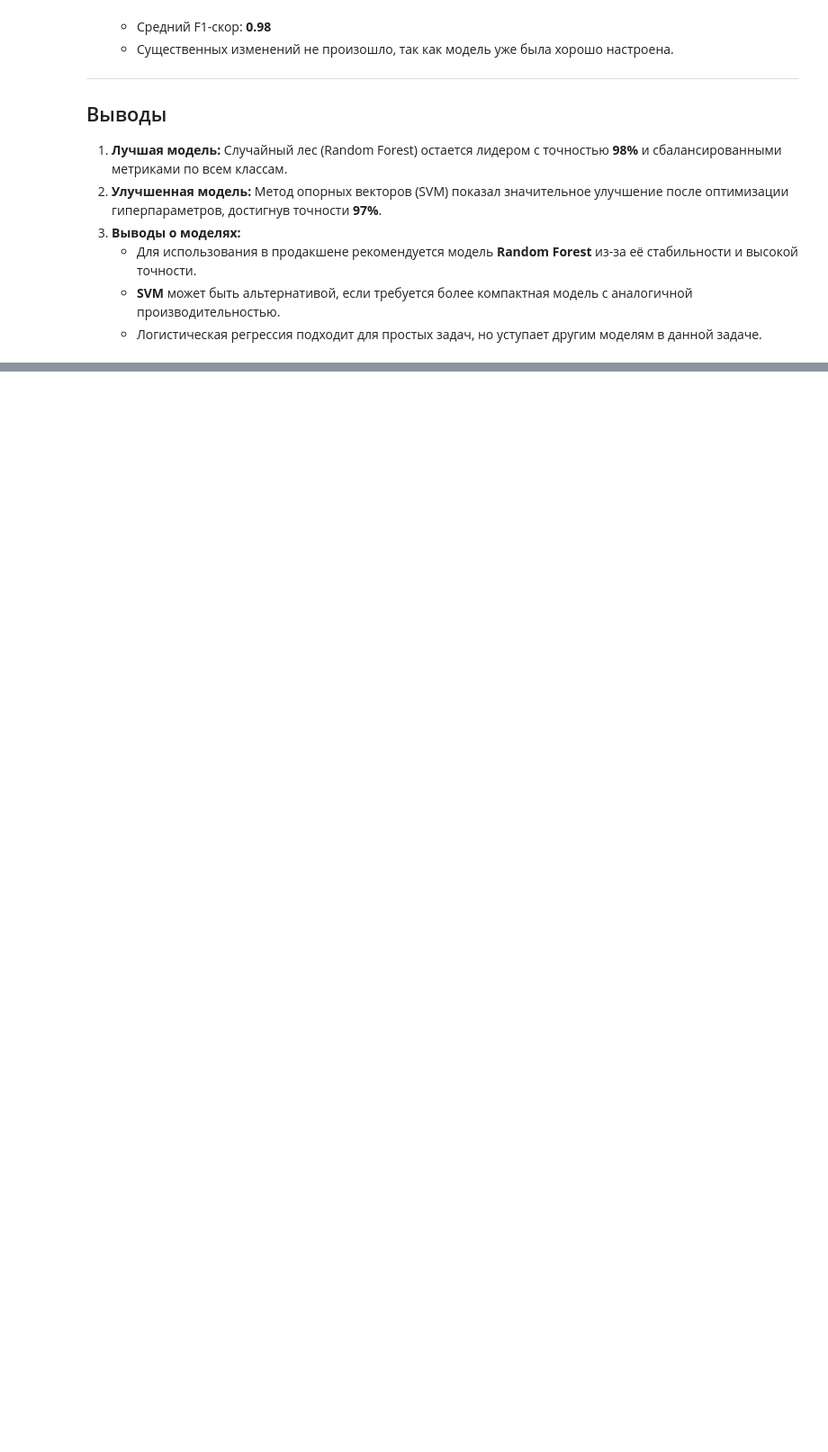
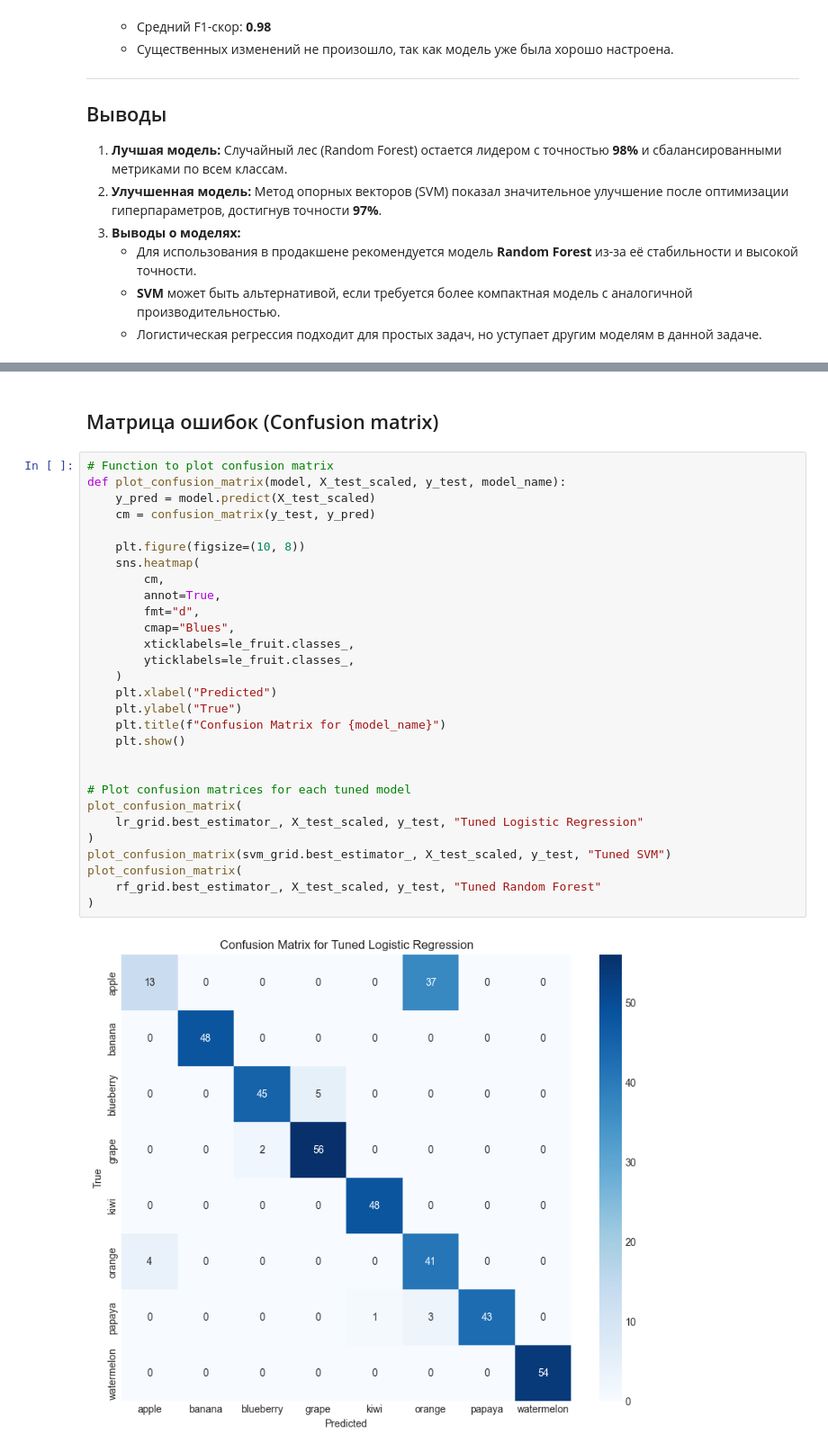
Before and after one commit to AlzgamerCS/fruit-classification, a Jupyter notebook: fruit-classification.ipynb, the cells around one changed output, grey strips where cells are left out. Shown at 90% size. Cells and saved outputs as stored; diff of their text form; blank space fills up the shorter version.

```diff
--- a/fruit-classification.ipynb
+++ b/fruit-classification.ipynb
@@ -389,0 +466,33 @@ weighted avg       0.98      0.98      0.98       400
+# %% [markdown]
+## Матрица ошибок (Confusion matrix)
+# %%
+# Function to plot confusion matrix
+def plot_confusion_matrix(model, X_test_scaled, y_test, model_name):
+    y_pred = model.predict(X_test_scaled)
+    cm = confusion_matrix(y_test, y_pred)
+
+    plt.figure(figsize=(10, 8))
+    sns.heatmap(
+        cm,
+        annot=True,
+        fmt="d",
+        cmap="Blues",
+        xticklabels=le_fruit.classes_,
+        yticklabels=le_fruit.classes_,
+    )
+    plt.xlabel("Predicted")
+    plt.ylabel("True")
+    plt.title(f"Confusion Matrix for {model_name}")
+    plt.show()
+
+
+# Plot confusion matrices for each tuned model
+plot_confusion_matrix(
+    lr_grid.best_estimator_, X_test_scaled, y_test, "Tuned Logistic Regression"
+)
+plot_confusion_matrix(svm_grid.best_estimator_, X_test_scaled, y_test, "Tuned SVM")
+plot_confusion_matrix(
+    rf_grid.best_estimator_, X_test_scaled, y_test, "Tuned Random Forest"
+)
+# %% [output]
+[figure, added]
```
Also changed, not shown: parts of 9 cells of this notebook.
